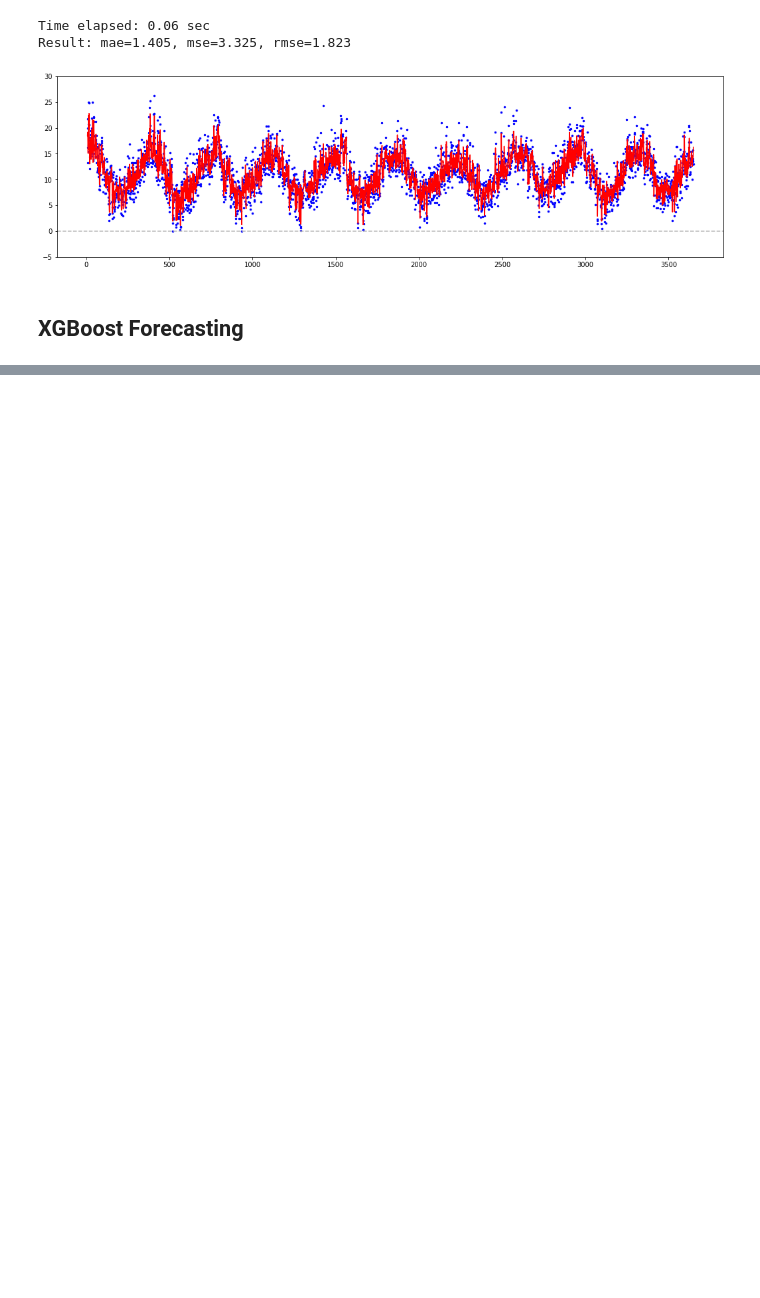
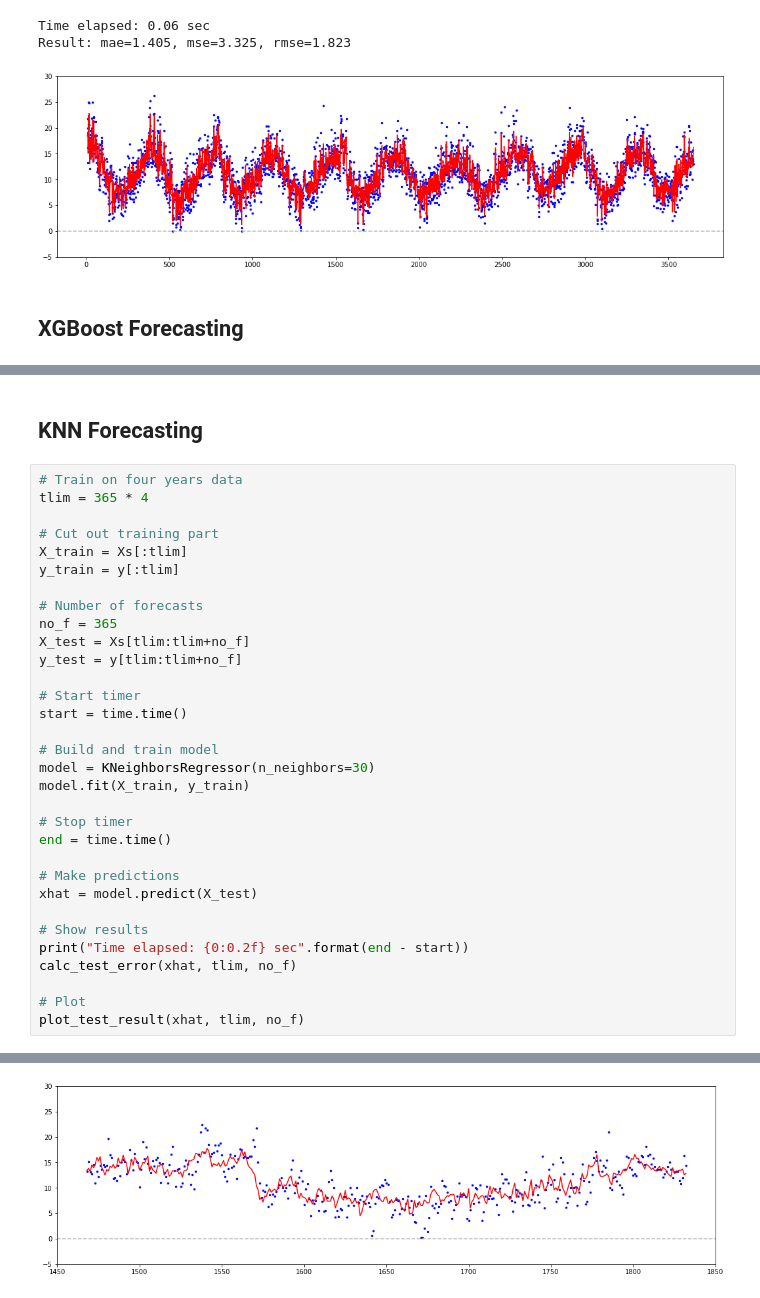
Before and after one commit to jhagelback/ml-sk, a Jupyter notebook: sklearn/LSTM Temperature Forecasting.ipynb, the cells around one changed output, grey strips where cells are left out. Cells and saved outputs as stored; diff of their text form; blank space fills up the shorter version.

```diff
--- a/sklearn/LSTM Temperature Forecasting.ipynb
+++ b/sklearn/LSTM Temperature Forecasting.ipynb
@@ -301,3 +300,38 @@ plot_test_result(xhat, tlim, no_f)
 Time elapsed: 0.17 sec
 Result: mae=0.201, mse=0.669, rmse=0.818
 [figure]
+# %% [markdown]
+## KNN Forecasting
+# %%
+# Train on four years data
+tlim = 365 * 4
+
+# Cut out training part
+X_train = Xs[:tlim]
+y_train = y[:tlim]
+
+# Number of forecasts
+no_f = 365
+X_test = Xs[tlim:tlim+no_f]
+y_test = y[tlim:tlim+no_f]
+
+# Start timer
+start = time.time()
+
+# Build and train model
+model = KNeighborsRegressor(n_neighbors=30)
+model.fit(X_train, y_train)
+
+# Stop timer
+end = time.time()
+
+# Make predictions
+xhat = model.predict(X_test)
+
+# Show results
+print("Time elapsed: {0:0.2f} sec".format(end - start))
+calc_test_error(xhat, tlim, no_f)
+
+# Plot
+plot_test_result(xhat, tlim, no_f)
+# %% [output]
@@ -303,0 +340 @@ Result: mae=0.201, mse=0.669, rmse=0.818
+[figure, added]
```
Also changed, not shown: parts of 5 cells of this notebook.
